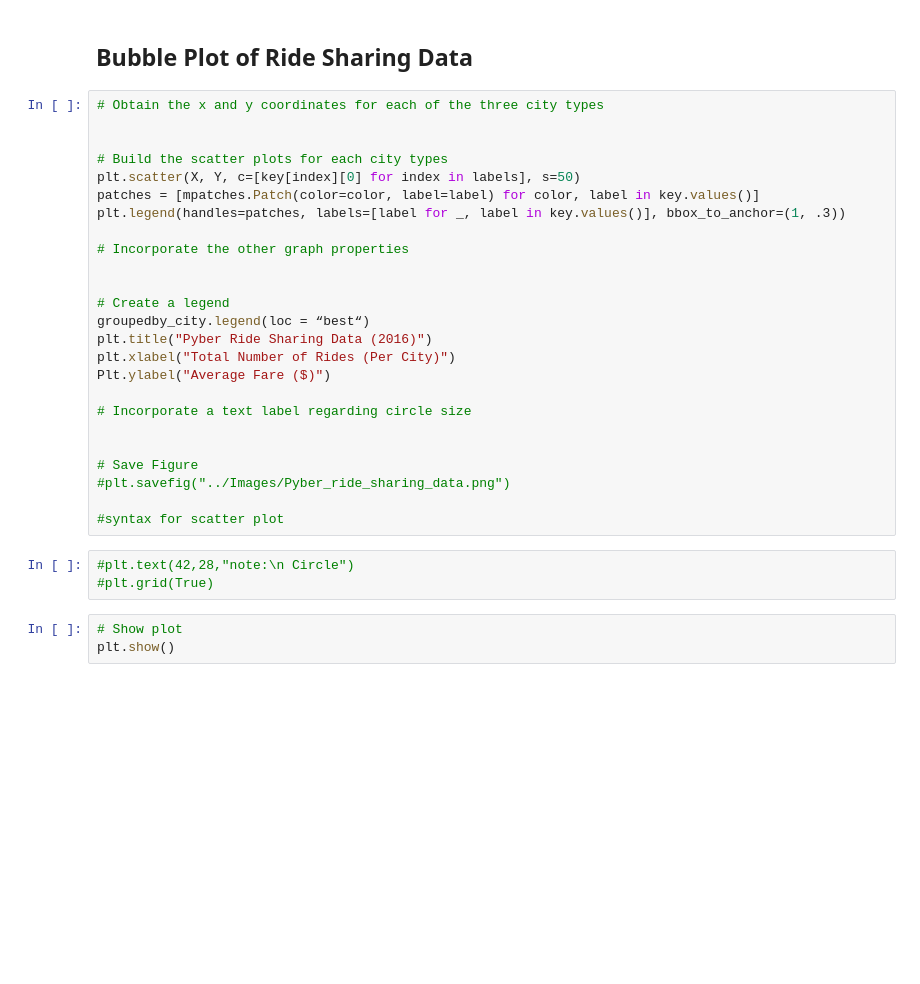
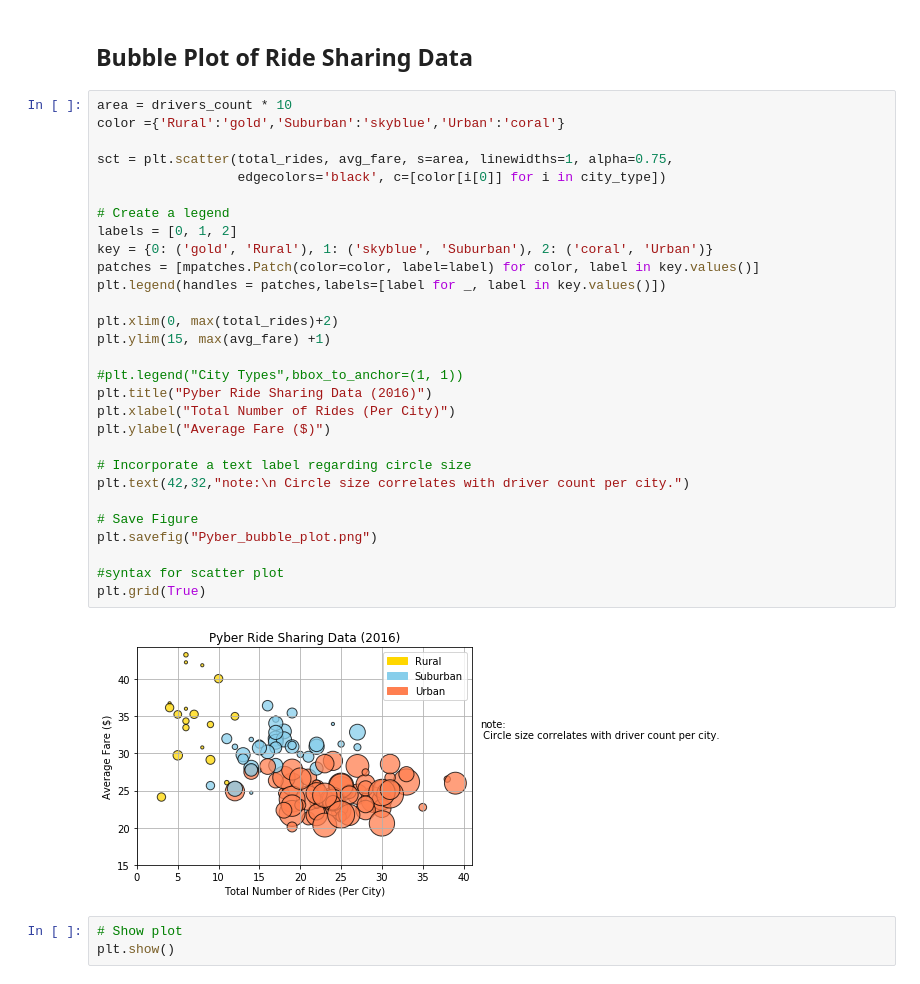
Before and after one commit to karenyoo/HW5, a Jupyter notebook: pyber_starter-KY.ipynb, the cells around one changed output. Drawn from its saved outputs; the diff is of its cells as text; blank space fills up the shorter version.

```diff
--- a/pyber_starter-KY.ipynb
+++ b/pyber_starter-KY.ipynb
@@ -65,33 +66,36 @@ city_type = groupedby_city['type'].unique()
 # %% [markdown]
 ## Bubble Plot of Ride Sharing Data
 # %%
-# Obtain the x and y coordinates for each of the three city types
+area = drivers_count * 10
+color ={'Rural':'gold','Suburban':'skyblue','Urban':'coral'}
 
-
-# Build the scatter plots for each city types
-plt.scatter(X, Y, c=[key[index][0] for index in labels], s=50)
-patches = [mpatches.Patch(color=color, label=label) for color, label in key.values()]
-plt.legend(handles=patches, labels=[label for _, label in key.values()], bbox_to_anchor=(1, .3))
-
-# Incorporate the other graph properties
-
+sct = plt.scatter(total_rides, avg_fare, s=area, linewidths=1, alpha=0.75,
+                  edgecolors='black', c=[color[i[0]] for i in city_type])
 
 # Create a legend
-groupedby_city.legend(loc = “best“)
+labels = [0, 1, 2]
+key = {0: ('gold', 'Rural'), 1: ('skyblue', 'Suburban'), 2: ('coral', 'Urban')}
+patches = [mpatches.Patch(color=color, label=label) for color, label in key.values()]
+plt.legend(handles = patches,labels=[label for _, label in key.values()])
+
+plt.xlim(0, max(total_rides)+2)
+plt.ylim(15, max(avg_fare) +1)
+
+#plt.legend("City Types",bbox_to_anchor=(1, 1))
 plt.title("Pyber Ride Sharing Data (2016)")
 plt.xlabel("Total Number of Rides (Per City)")
-Plt.ylabel("Average Fare ($)")
+plt.ylabel("Average Fare ($)")
 
 # Incorporate a text label regarding circle size
-
+plt.text(42,32,"note:\n Circle size correlates with driver count per city.")
 
 # Save Figure
-#plt.savefig("../Images/Pyber_ride_sharing_data.png")
+plt.savefig("Pyber_bubble_plot.png")
 
 #syntax for scatter plot
+plt.grid(True)
+# %% [output]
+[figure, added]
-# %%
-#plt.text(42,28,"note:\n Circle")
-#plt.grid(True)
 # %%
 # Show plot
 plt.show()
```
Also changed, not shown: parts of 1 cell of this notebook, 1 other file.
